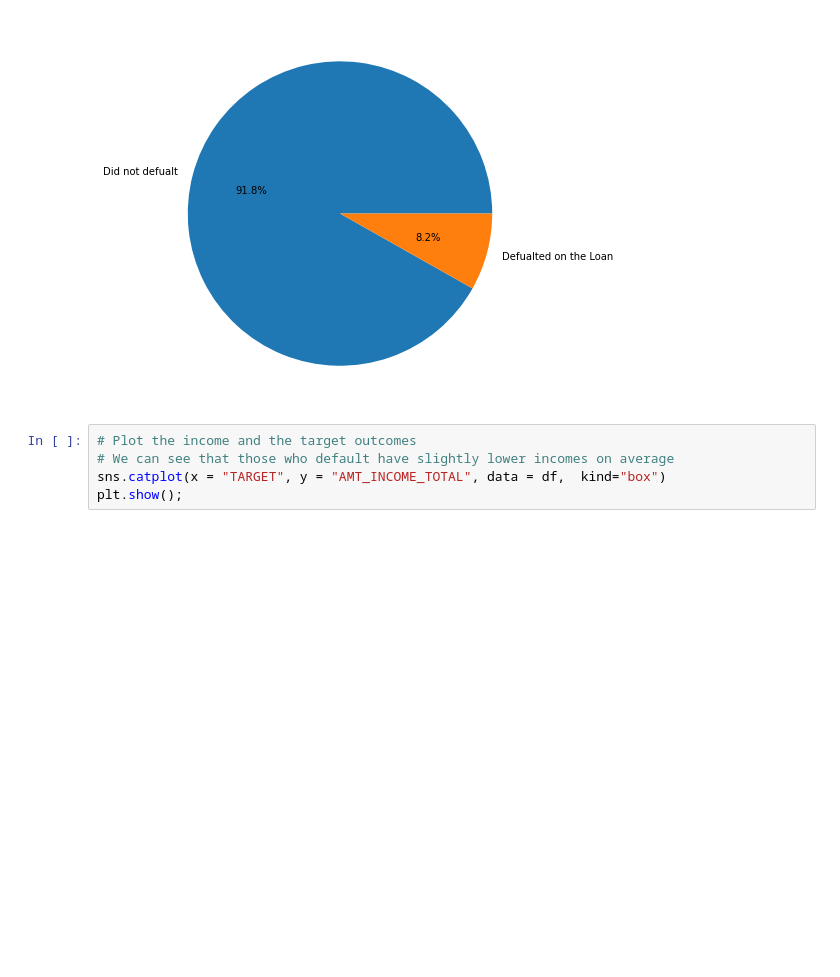
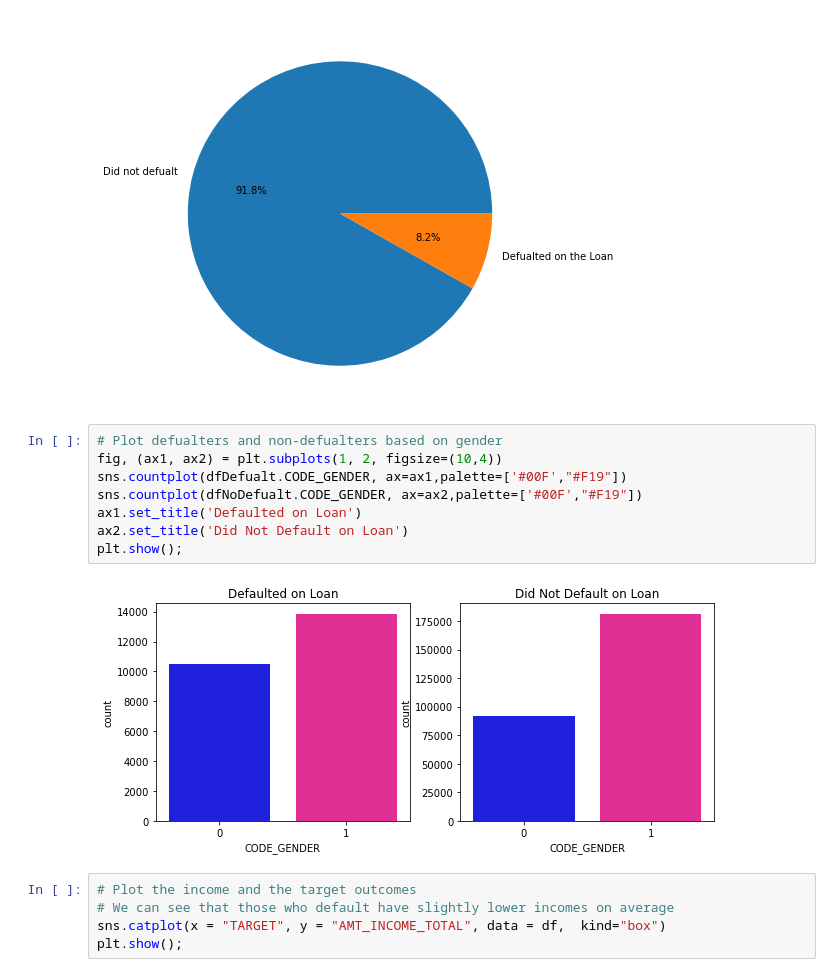
Before and after one commit to SharelCooper/LoanDefaultAnalysisAndMLPredicton, a Jupyter notebook: Loan Defualt Project .ipynb, the cells around one changed output. Cells and saved outputs as stored; diff of their text form; blank space fills up the shorter version.

```diff
--- a/Loan Defualt Project .ipynb
+++ b/Loan Defualt Project .ipynb
@@ -752,6 +752,16 @@ plt.show();
 Number of clients who defualted on the loan: 24378
 Number of clients who did not defualt on the loan: 273290
 [figure]
+# %%
+# Plot defualters and non-defualters based on gender
+fig, (ax1, ax2) = plt.subplots(1, 2, figsize=(10,4))
+sns.countplot(dfDefualt.CODE_GENDER, ax=ax1,palette=['#00F',"#F19"])
+sns.countplot(dfNoDefualt.CODE_GENDER, ax=ax2,palette=['#00F',"#F19"])
+ax1.set_title('Defaulted on Loan')
+ax2.set_title('Did Not Default on Loan')
+plt.show();
+# %% [output]
+[figure, added]
 # %%
 # Plot the income and the target outcomes
 # We can see that those who default have slightly lower incomes on average
```
Also changed, not shown: parts of 8 cells of this notebook.
